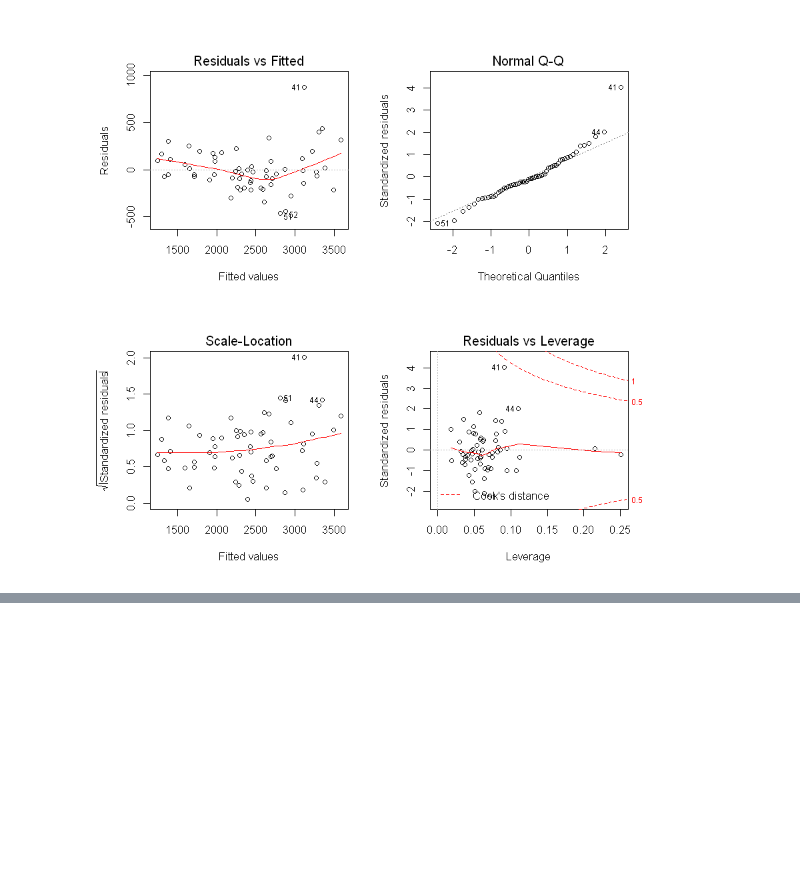
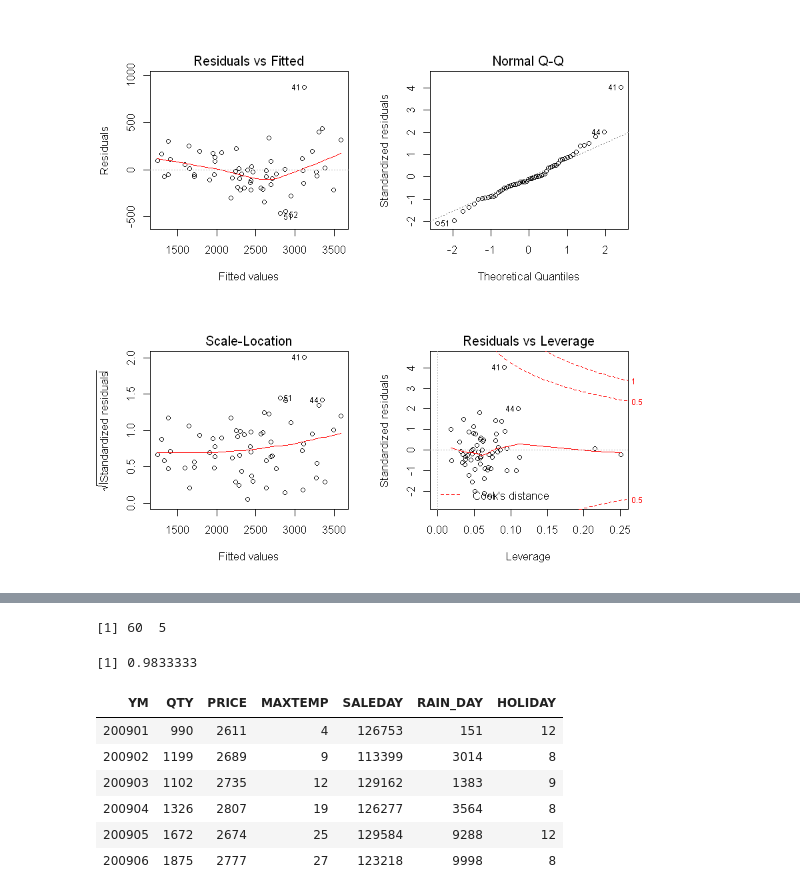
Before and after one commit to chohyunchul/R, a Jupyter notebook: Project1.ipynb, the cells around one changed output, grey strips where cells are left out. Saved outputs shown, nothing was run; the diff lists cells and outputs as text; code cells hidden in the pictures; blank space fills up the shorter version.

```diff
--- a/Project1.ipynb
+++ b/Project1.ipynb
@@ -249,0 +263,18 @@ plot(both3)
+# %%
+dim(b1)
+# %% [output]
+[1] 60  5
+# %%
+sum(b1$pre)/dim(b1)[1]
+# %% [output]
+[1] 0.9833333
+# %%
+head(product1)
+# %% [output]
+| YM | QTY | PRICE | MAXTEMP | SALEDAY | RAIN_DAY | HOLIDAY |
+| 200901 | 990 | 2611 | 4 | 126753 | 151 | 12 |
+| 200902 | 1199 | 2689 | 9 | 113399 | 3014 | 8 |
+| 200903 | 1102 | 2735 | 12 | 129162 | 1383 | 9 |
+| 200904 | 1326 | 2807 | 19 | 126277 | 3564 | 8 |
+| 200905 | 1672 | 2674 | 25 | 129584 | 9288 | 12 |
+| 200906 | 1875 | 2777 | 27 | 123218 | 9998 | 8 |
```
Also changed, not shown: parts of 14 cells of this notebook.
